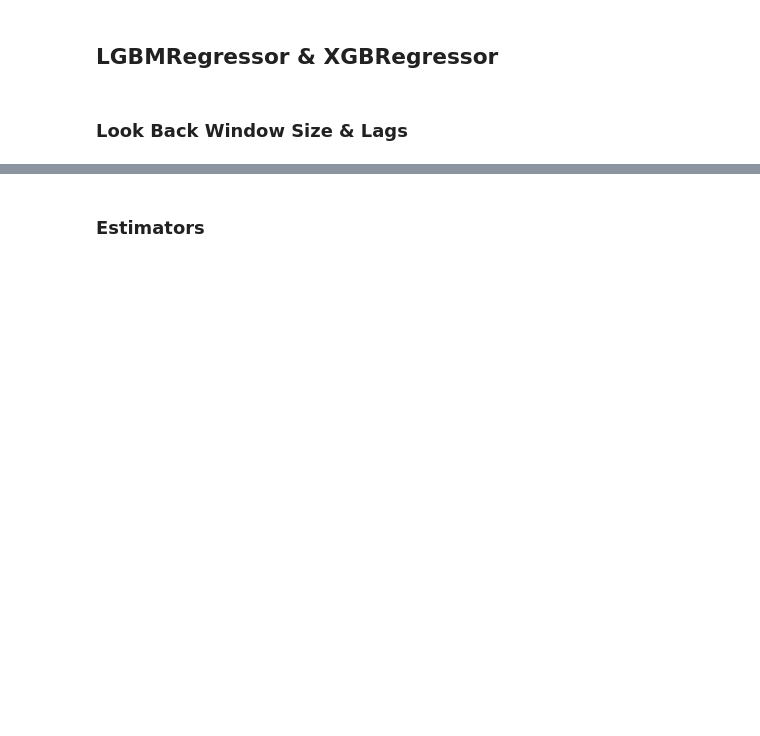
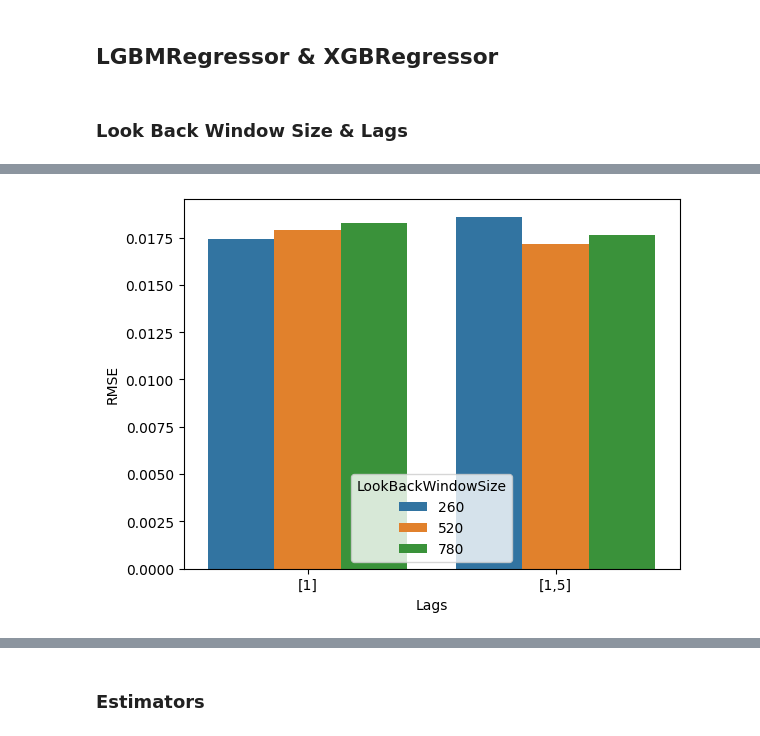
Before and after one commit to domreichl/trading-ml, a Jupyter notebook: notebooks/tuning/hypertuning_boosting.ipynb, the cells around one changed output, grey strips where cells are left out. Drawn from its saved outputs; the diff is of its cells as text; code cells hidden in the pictures; blank space fills up the shorter version.

```diff
--- a/notebooks/tuning/hypertuning_boosting.ipynb
+++ b/notebooks/tuning/hypertuning_boosting.ipynb
@@ -24,0 +23,4 @@ Name: PredictiveScore, dtype: int64
+# %%
+sns.barplot(x="Lags", y=metric, hue="LookBackWindowSize", data=lbws[lbws["Model"]=="XGBRegressor"]);
+# %% [output]
+[figure, added]
```
Also changed, not shown: parts of 12 cells of this notebook, 9 other files.
